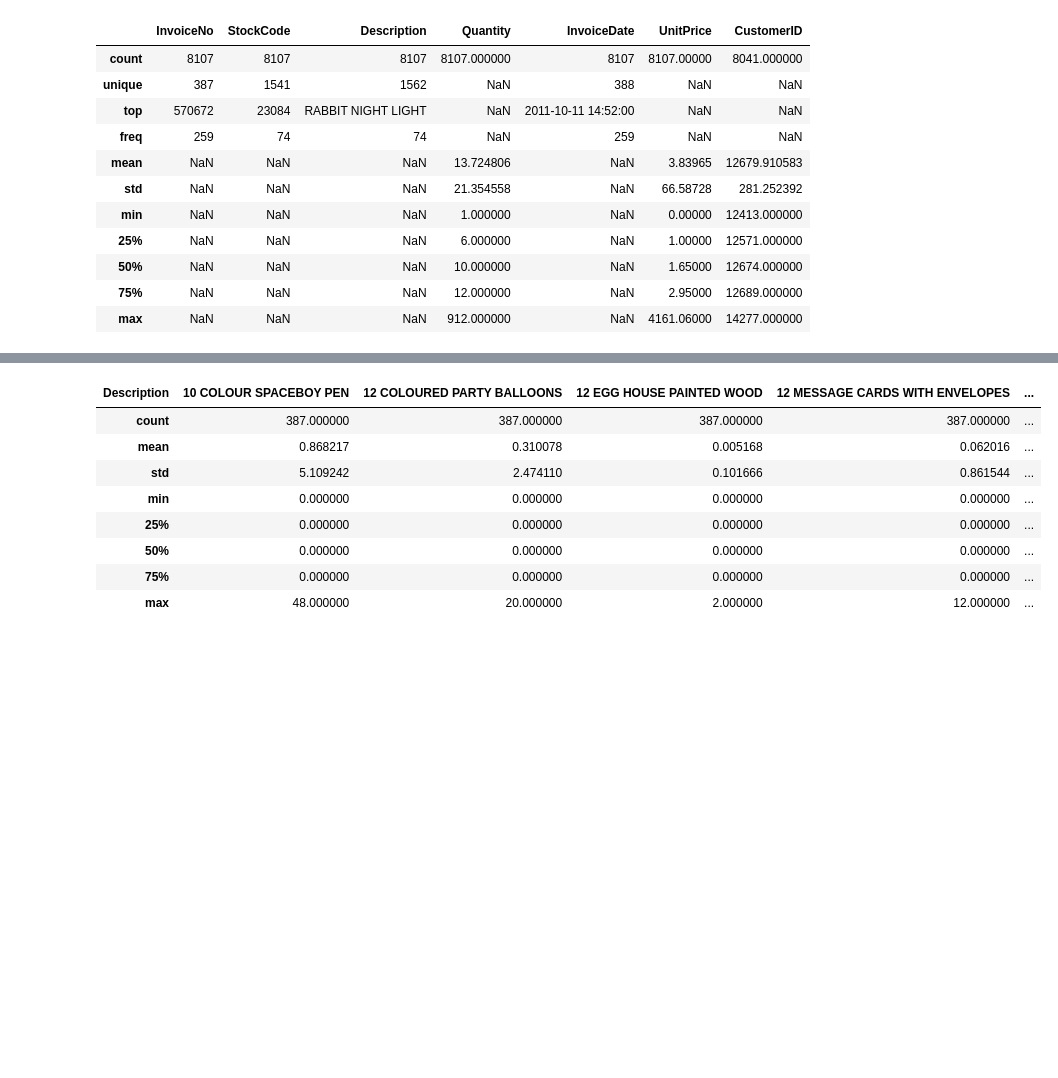
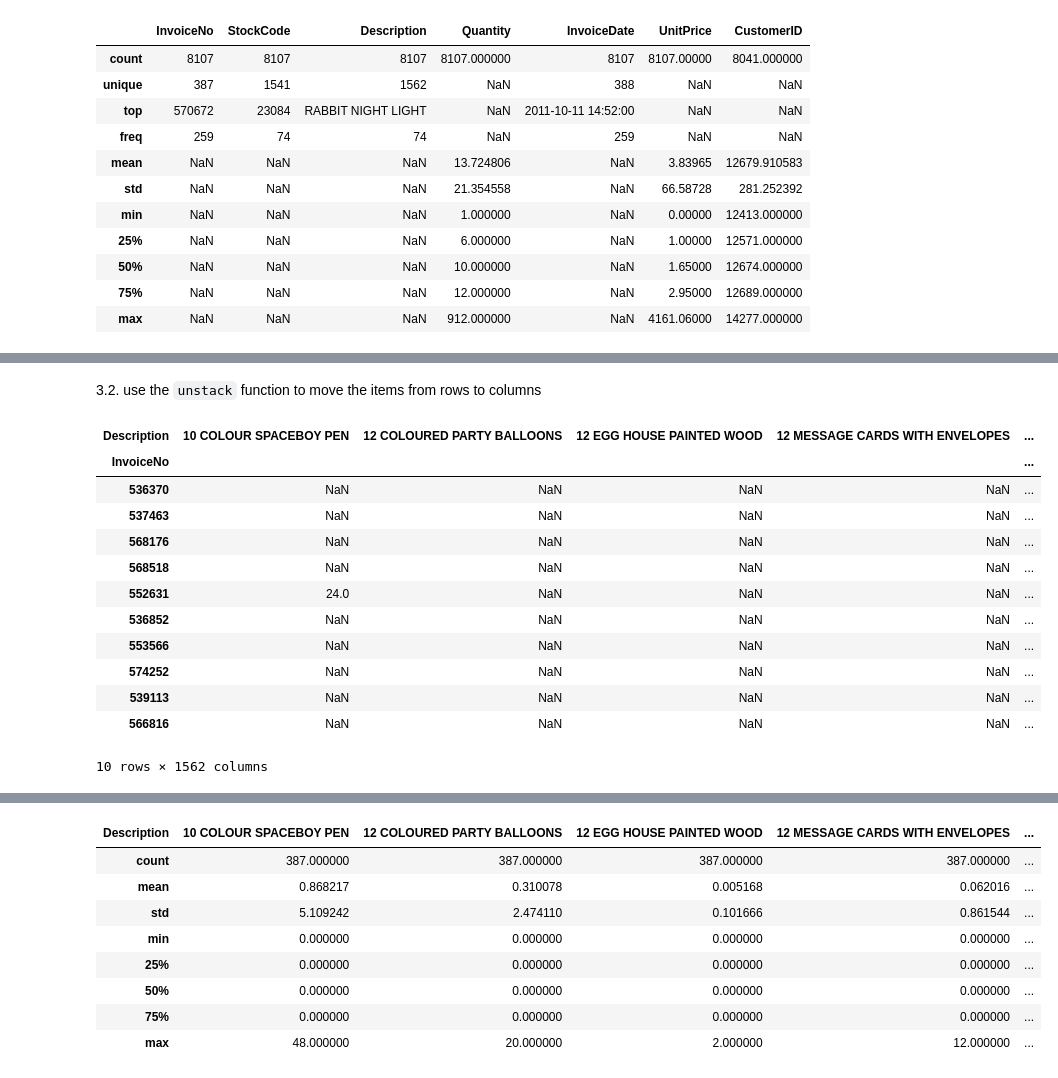
Before and after one commit to andreacondanna/BBS_Machine_Learning_public, a Jupyter notebook: Lab-Association-rules/lab7-association-rules.ipynb, the cells around one changed output, grey strips where cells are left out. Drawn from its saved outputs; the diff is of its cells as text; code cells hidden in the pictures; blank space fills up the shorter version.

```diff
--- a/Lab-Association-rules/lab7-association-rules.ipynb
+++ b/Lab-Association-rules/lab7-association-rules.ipynb
@@ -93,7 +123,8 @@ Check the number of rows containing `C` in `InvoiceNo` and remove them.
 At the moment the column `InvoiceNo` is a generic object, in order to be
 able to use string functions, such as `contains`, it must be transformed into `str` with `astype`.
 # %%
-print("There are {} rows containing 'C' in 'InvoiceNo'"\
-      .format(sum(df2['InvoiceNo'].str.contains('C'))))
-      # .format(sum(df2['InvoiceNo'].astype('str').str.contains('C'))))
+container = 'InvoiceNo'
+target = 'C'
+print("There are {} rows containing {} in {}"\
+      .format(sum(df2[container].str.contains(target)), target, container))
 # %% [output]
@@ -101,5 +132,5 @@ There are 149 rows containing 'C' in 'InvoiceNo'
 # %%
-df3 = df2[~df2['InvoiceNo'].str.contains('C')]
+df3 = df2[~df2[container].str.contains(target)]
 # %%
 print("After removal, there are {} rows containing 'C' in 'InvoiceNo'"\
       .format(sum(df3['InvoiceNo'].str.contains('C'))))
@@ -164,0 +198,19 @@ basket.head()
+# %% [markdown]
+3.2. use the `unstack` function to move the items from rows to columns
+# %%
+basket1 = basket0.unstack()
+basket1.sample(10)
+# %% [output]
+| Description | 10 COLOUR SPACEBOY PEN | 12 COLOURED PARTY BALLOONS | 12 EGG HOUSE PAINTED WOOD | 12 MESSAGE CARDS WITH ENVELOPES | ... |
+| InvoiceNo |  |  |  |  | ... |
+| 536370 | NaN | NaN | NaN | NaN | ... |
+| 537463 | NaN | NaN | NaN | NaN | ... |
+| 568176 | NaN | NaN | NaN | NaN | ... |
+| 568518 | NaN | NaN | NaN | NaN | ... |
+| 552631 | 24.0 | NaN | NaN | NaN | ... |
+| 536852 | NaN | NaN | NaN | NaN | ... |
+| 553566 | NaN | NaN | NaN | NaN | ... |
+| 574252 | NaN | NaN | NaN | NaN | ... |
+| 539113 | NaN | NaN | NaN | NaN | ... |
+| 566816 | NaN | NaN | NaN | NaN | ... |
+10 rows × 1562 columns
```
Also changed, not shown: parts of 31 cells of this notebook, 1 other file.
